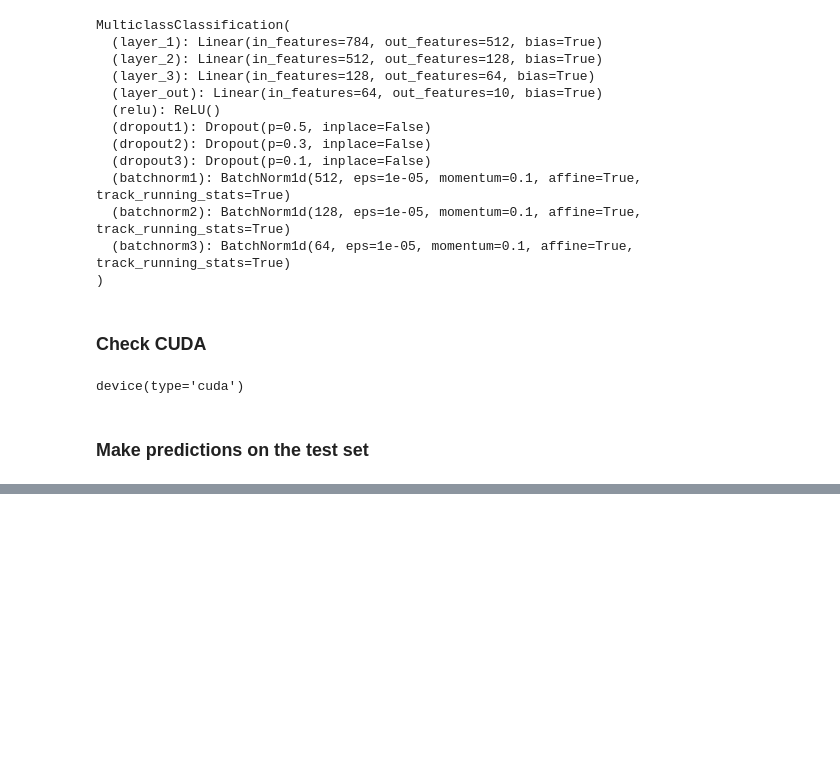
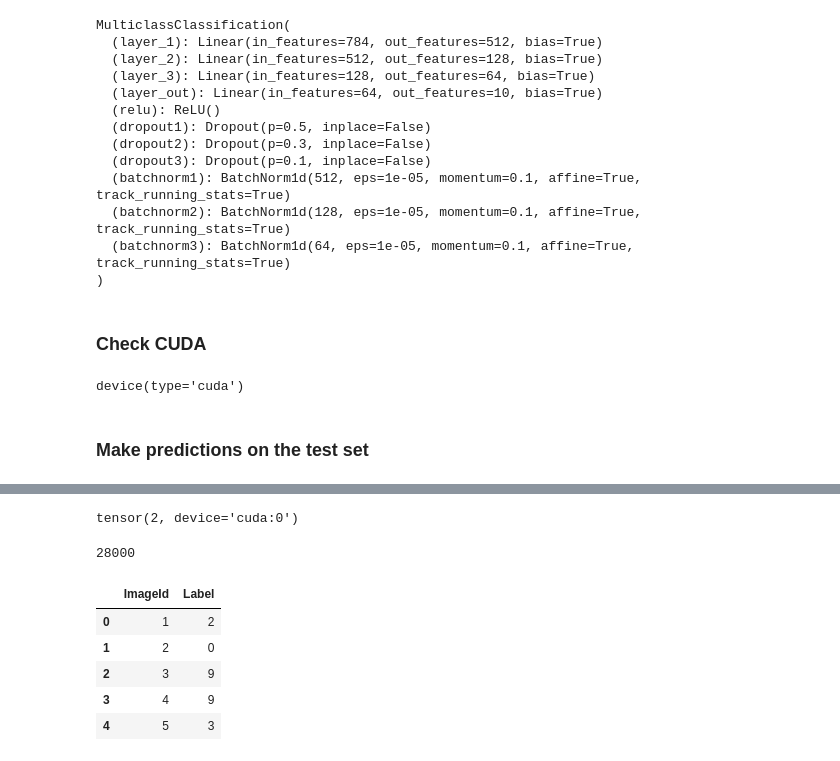
Before and after one commit to WodenWang820118/digit-recognizer, a Jupyter notebook: neural_network.ipynb, the cells around one changed output, grey strips where cells are left out. Drawn from its saved outputs; the diff is of its cells as text; code cells hidden in the pictures; blank space fills up the shorter version.

Commit message:
complete prediction

```diff
--- a/neural_network.ipynb
+++ b/neural_network.ipynb
@@ -448,0 +462,25 @@ tensor([[-14.4886, -22.8738,   8.3513,  ..., -12.7670, -12.6007, -18.4401],
+# %%
+torch.argmax(prediction[0])
+# %% [output]
+tensor(2, device='cuda:0')
+# %%
+# output tensor argmax prediction and get the label
+prediction_label = [torch.argmax(x).item() for x in prediction ]
+len(prediction_label)
+# %% [output]
+28000
+# %%
+df_label = pd.DataFrame(prediction_label, columns=['Label'])
+# %%
+df_sample = pd.read_csv('sample_submission.csv')
+# %%
+df_submission = pd.concat([df_sample['ImageId'], df_label['Label']], axis=1)
+# %%
+df_submission.head()
+# %% [output]
+|  | ImageId | Label |
+| 0 | 1 | 2 |
+| 1 | 2 | 0 |
+| 2 | 3 | 9 |
+| 3 | 4 | 9 |
+| 4 | 5 | 3 |
```
Also changed, not shown: parts of 5 cells of this notebook.
